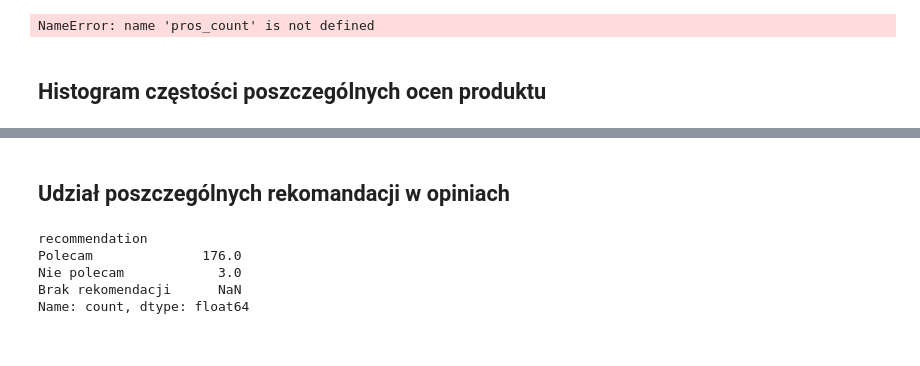
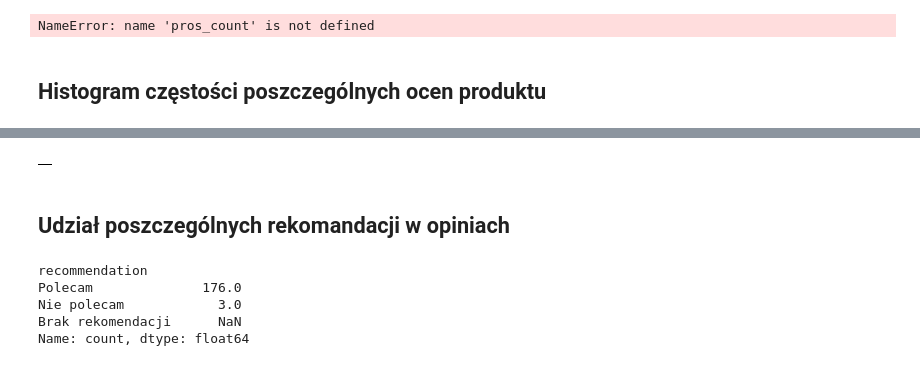
Before and after one commit to 98LucjaRomanska/CeneoScraperLR, a Jupyter notebook: analyzer.ipynb, the cells around one changed output, grey strips where cells are left out. Saved outputs shown, nothing was run; the diff lists cells and outputs as text; code cells hidden in the pictures.

```diff
--- a/analyzer.ipynb
+++ b/analyzer.ipynb
@@ -64,3 +67,7 @@ Error:
+# %%
+opinions
+# %% [output]
+|  |
 # %% [markdown]
 ## Udział poszczególnych rekomandacji w opiniach
 # %%
```
Also changed, not shown: parts of 7 cells of this notebook, 1 other file.
